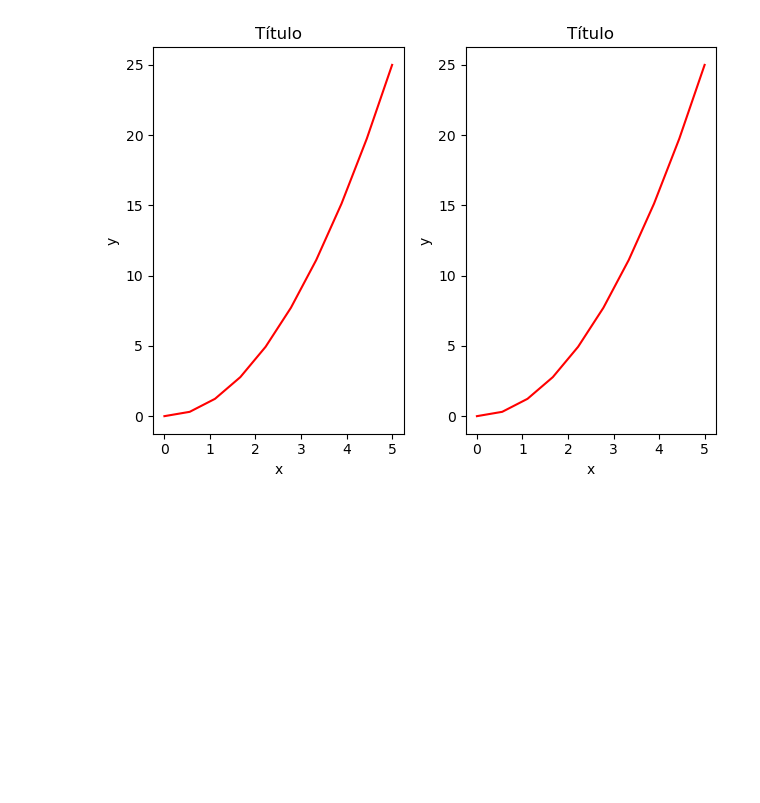
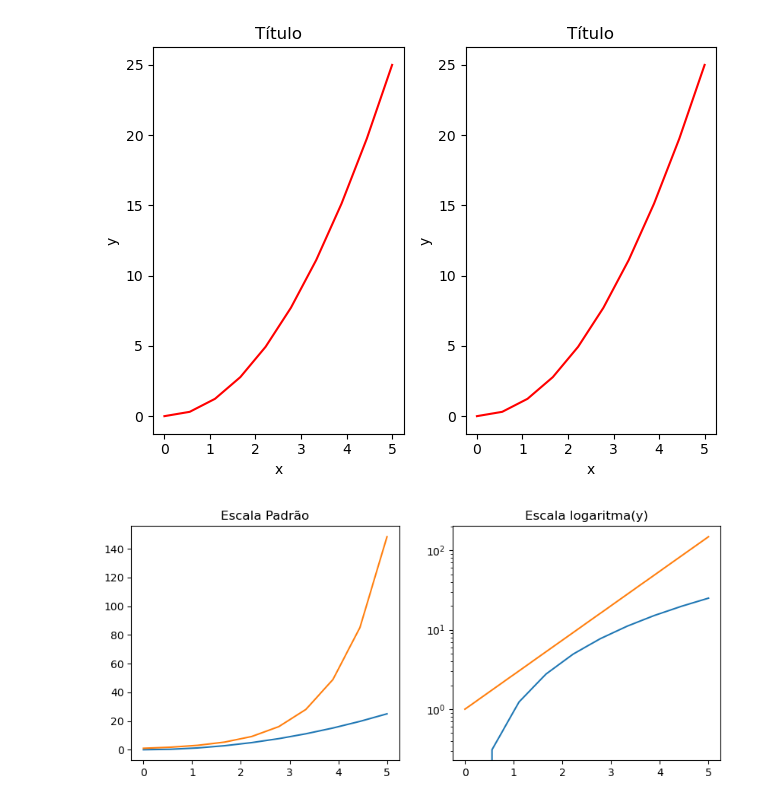
Before and after one commit to leandroclv/DSA_Python, a Jupyter notebook: POO/Matplot.ipynb, the cells around one changed output. Drawn from its saved outputs; the diff is of its cells as text; code cells hidden in the pictures; blank space fills up the shorter version.

```diff
--- a/POO/Matplot.ipynb
+++ b/POO/Matplot.ipynb
@@ -187,12 +185,21 @@ fig.tight_layout()
 # %%
 #Gráficos de linha com diferentes escalas
 
 #dados
 x = linspace(0,5,10)
 y = x ** 2
 
 
 #cria  os subplots
 fig, axes = plt.subplots(1,2,figsize=(10,4))
 
-#Cria plot
+#Cria plot 1
+axes[0].plot(x,x**2,x, exp(x))
+axes[0].set_title('Escala Padrão')
+
+#Cria o plot 2
+axes[1].plot(x,x**2,x,exp(x))
+axes[1].set_yscale('log')
+axes[1].set_title('Escala logaritma(y)');
+# %% [output]
+[figure, added]
```
Also changed, not shown: parts of 4 cells of this notebook.
